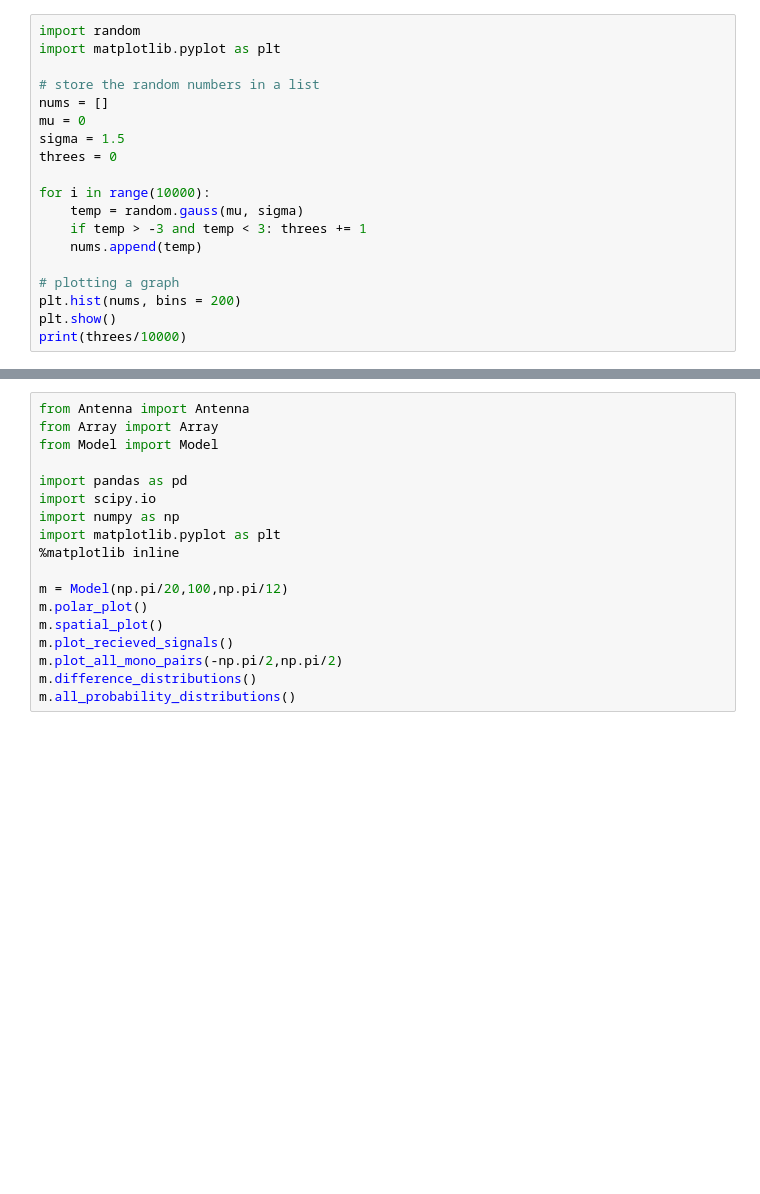
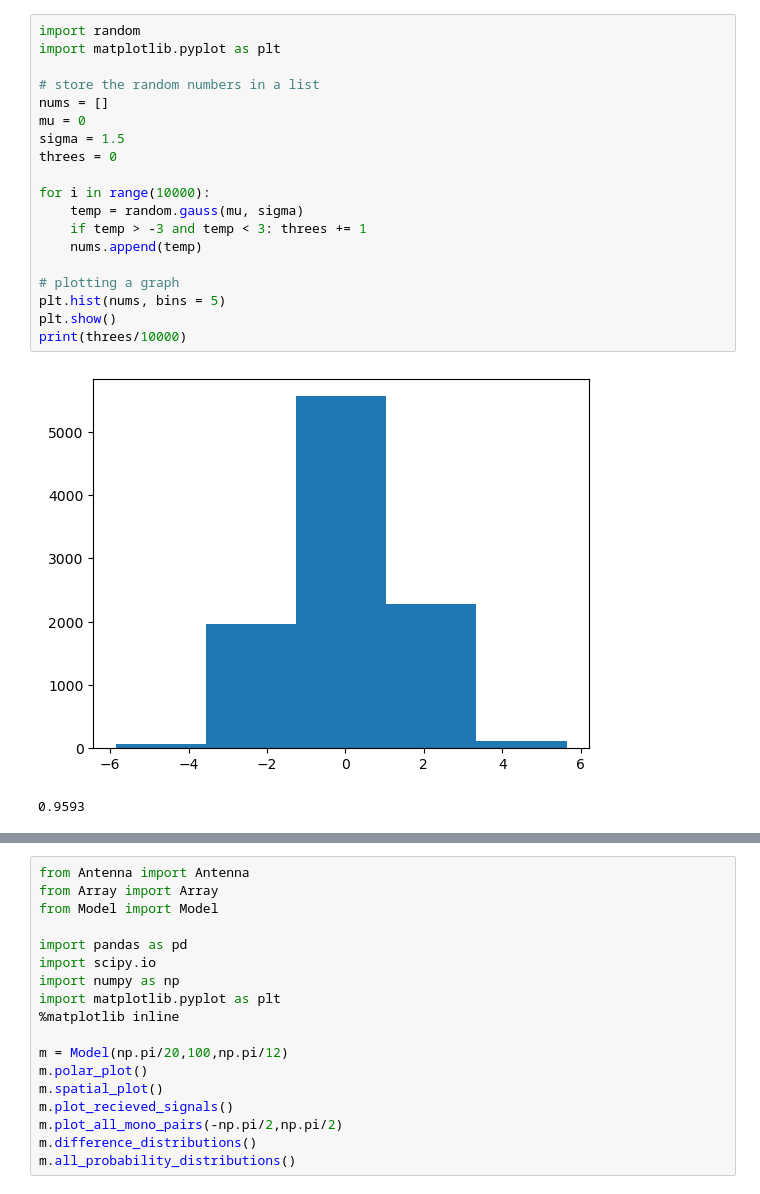
Before and after one commit to Aplefen1/BeeTrackingDiss, a Jupyter notebook: Angle Probability/tests.ipynb, the cells around one changed output, grey strips where cells are left out. Cells and saved outputs as stored; diff of their text form; blank space fills up the shorter version.

```diff
--- a/Angle Probability/tests.ipynb
+++ b/Angle Probability/tests.ipynb
@@ -1,22 +1,25 @@
 # %%
 import random
 import matplotlib.pyplot as plt
 
 # store the random numbers in a list
 nums = []
 mu = 0
 sigma = 1.5
 threes = 0
 
 for i in range(10000):
     temp = random.gauss(mu, sigma)
     if temp > -3 and temp < 3: threes += 1
     nums.append(temp)
 
 # plotting a graph
-plt.hist(nums, bins = 200)
+plt.hist(nums, bins = 5)
 plt.show()
 print(threes/10000)
+# %% [output]
+[figure, added]
+0.9593
 # %%
 import pandas as pd
 import scipy.io
```
Also changed, not shown: parts of 4 cells of this notebook, 8 other files.
